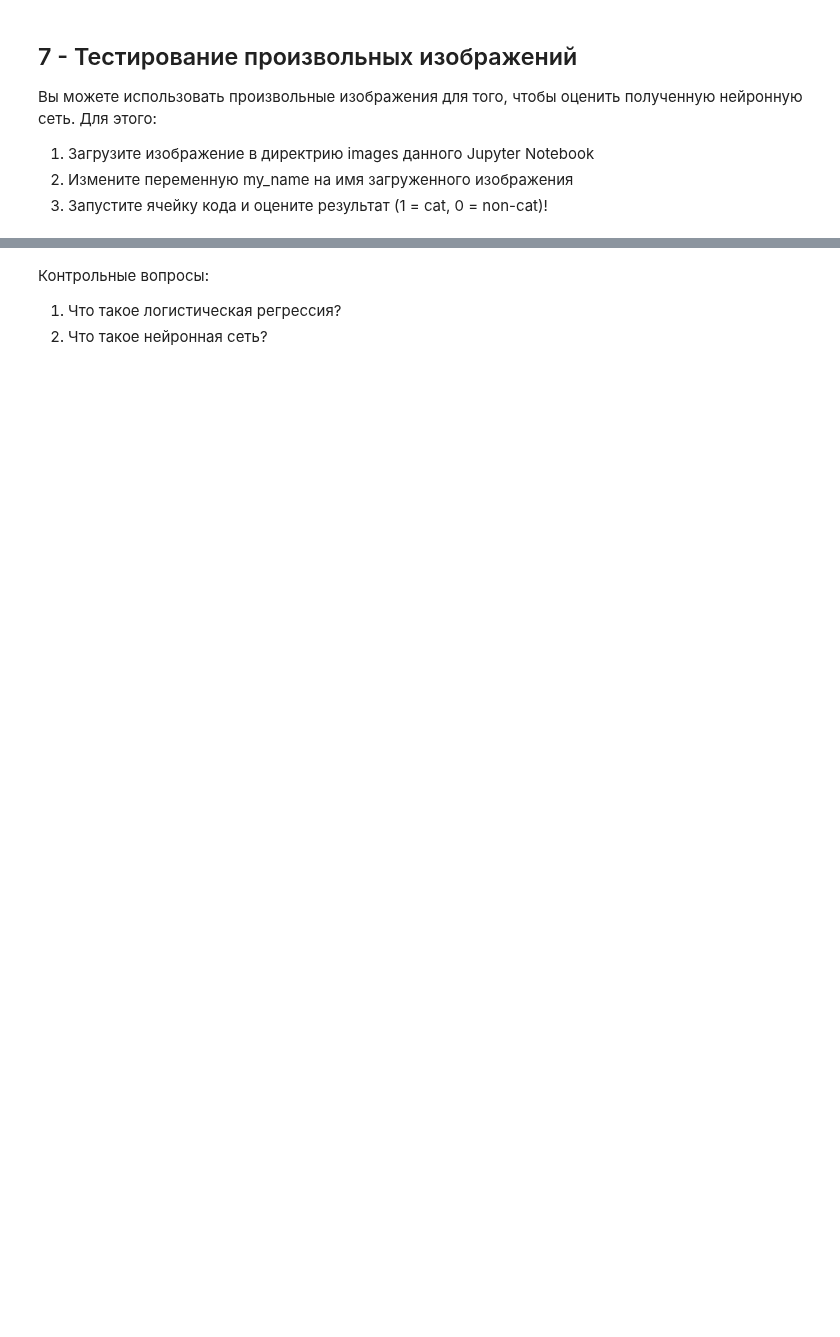
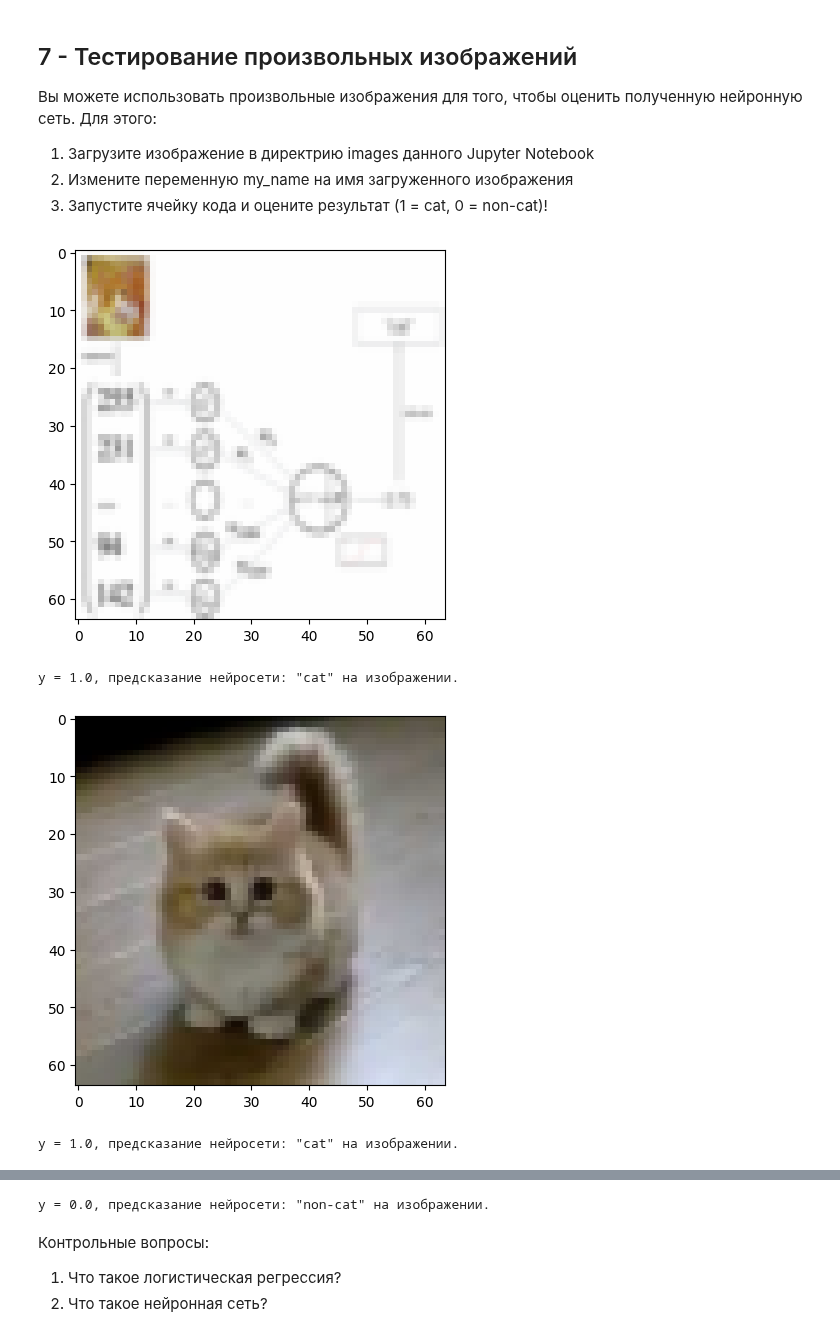
Before and after one commit to need2040/python_solution, a Jupyter notebook: pylabs_2/2. Логистическая регрессия/1_Логистическая_регрессия (1).ipynb, the cells around one changed output, grey strips where cells are left out. Cells and saved outputs as stored; diff of their text form; code cells hidden in the pictures; blank space fills up the shorter version.

```diff
--- a/pylabs_2/2. Логистическая регрессия/1_Логистическая_регрессия (1).ipynb
+++ b/pylabs_2/2. Логистическая регрессия/1_Логистическая_регрессия (1).ipynb
@@ -421,14 +421,16 @@ def optimize(w, b, X, Y, num_iterations, learning_rate, print_cost = False):
 
         # Вычисление градиента и функции стоимости
         # YOUR CODE HERE
-        raise NotImplementedError()
 
+        grads, cost = propagate(w,b,X,Y)
         dw = grads["dw"]
         db = grads["db"]
 
+
         # обновление весов
         # YOUR CODE HERE
-        raise NotImplementedError()
+        w = w - learning_rate * dw
+        b = b - learning_rate * db
 
         if i % 100 == 0:
             costs.append(cost)
@@ -471,13 +473,13 @@ def predict(w, b, X):
 
     # Вычислите вектор "A"
     # YOUR CODE HERE
-    raise NotImplementedError()
+    A = sigmoid(np.dot(w.T, X)+ b)
 
     for i in range(A.shape[1]):
 
         # Произведите классификацию с помощью порогового значения 0.5
         # YOUR CODE HERE
-        raise NotImplementedError()
+        Y_prediction = (A>0.5).astype(float)
 
     assert(Y_prediction.shape == (1, m))
 
@@ -510,18 +512,19 @@ def model(X_train, Y_train, X_test, Y_test, num_iterations = 2000, learning_rate
 
     # инициализация параметов (w, b)
     # YOUR CODE HERE
-    raise NotImplementedError()
+    w, b =  initialize_with_zeros(X_train.shape[0])
 
     # Градиентный спуск
     # YOUR CODE HERE
-    raise NotImplementedError()
+    parameters, grads, costs = optimize(w,b,X_train,Y_train,num_iterations=num_iterations,learning_rate=learning_rate,print_cost=print_cost)
 
     w = parameters["w"]
     b = parameters["b"]
 
     # Предсказание Y_prediction_test, Y_prediction_train
     # YOUR CODE HERE
-    raise NotImplementedError()
+    Y_prediction_train = predict(w,b,X_train)
+    Y_prediction_test = predict(w,b,X_test)
 
     print("train accuracy: {} %".format(100 - np.mean(np.abs(Y_prediction_train - Y_train)) * 100))
     print("test accuracy: {} %".format(100 - np.mean(np.abs(Y_prediction_test - Y_test)) * 100))
@@ -629,21 +682,26 @@ YOUR ANSWER HERE
 # %%
 from skimage import transform
 from skimage.io import imread
 
 """my_image = Укажите имя вашего изображения в папке images"""
-# YOUR CODE HERE
-raise NotImplementedError()
+image_names= ['log_reg.png', 'my_image_cat.jpg', 'my_image_dog.jpg']
+for i in range(3):
+    # Загрузка указанного изображения
+    fname = "images/" + image_names[i]
+    image = np.array(imread(fname))
 
-# Загрузка указанного изображения
-fname = "images/" + my_image
-image = np.array(imread(fname))
+    # Предобработка и изменение размера изображения
+    image = image/255.
+    image = transform.resize(image, [num_py,num_px,3])
+    my_image = image.reshape((1, num_py*num_px*3)).T
 
-# Предобработка и изменение размера изображения
-image = image/255.
-image = transform.resize(image, [num_py,num_px,3])
-my_image = image.reshape((1, num_py*num_px*3)).T
+    my_predicted_image = predict(d["w"], d["b"], my_image)
 
-my_predicted_image = predict(d["w"], d["b"], my_image)
-
-plt.imshow(image)
-print("y = " + str(np.squeeze(my_predicted_image)) + ", предсказание нейросети: \"" + classes[int(np.squeeze(my_predicted_image)),].decode("utf-8") +  "\" на изображении.")
+    plt.imshow(image)
+    plt.show()
+    print("y = " + str(np.squeeze(my_predicted_image)) + ", предсказание нейросети: \"" + classes[int(np.squeeze(my_predicted_image)),].decode("utf-8") +  "\" на изображении.")
+# %% [output]
+[figure, added]
+y = 1.0, предсказание нейросети: "cat" на изображении.
+[figure, added]
+y = 1.0, предсказание нейросети: "cat" на изображении.
@@ -650,3 +709,4 @@ print("y = " + str(np.squeeze(my_predicted_image)) + ", предсказание
+y = 0.0, предсказание нейросети: "non-cat" на изображении.
 # %% [markdown]
 Контрольные вопросы:
 1. Что такое логистическая регрессия?
```
Also changed, not shown: parts of 12 cells of this notebook, 12 other files.
